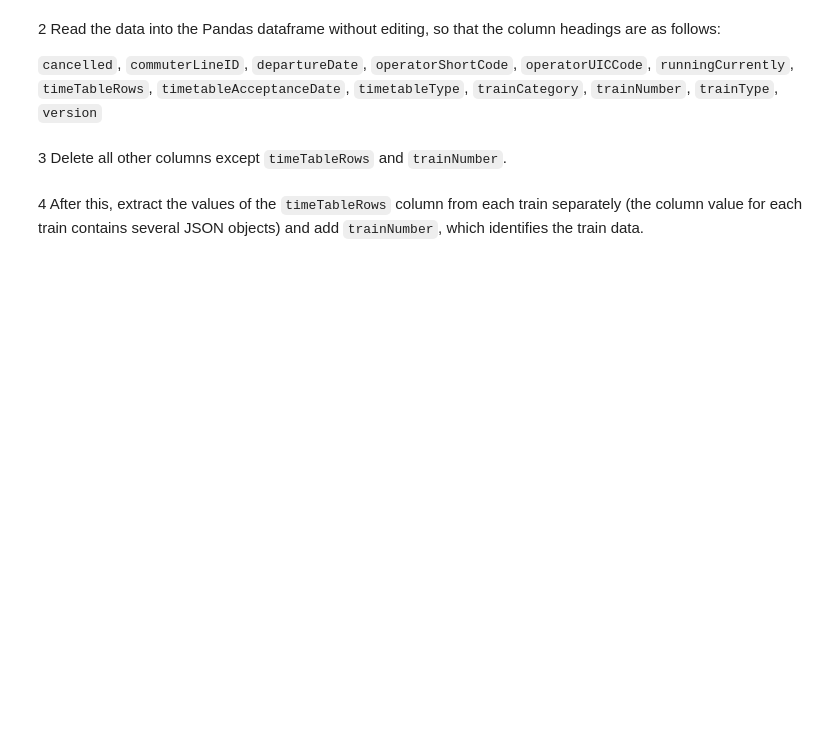
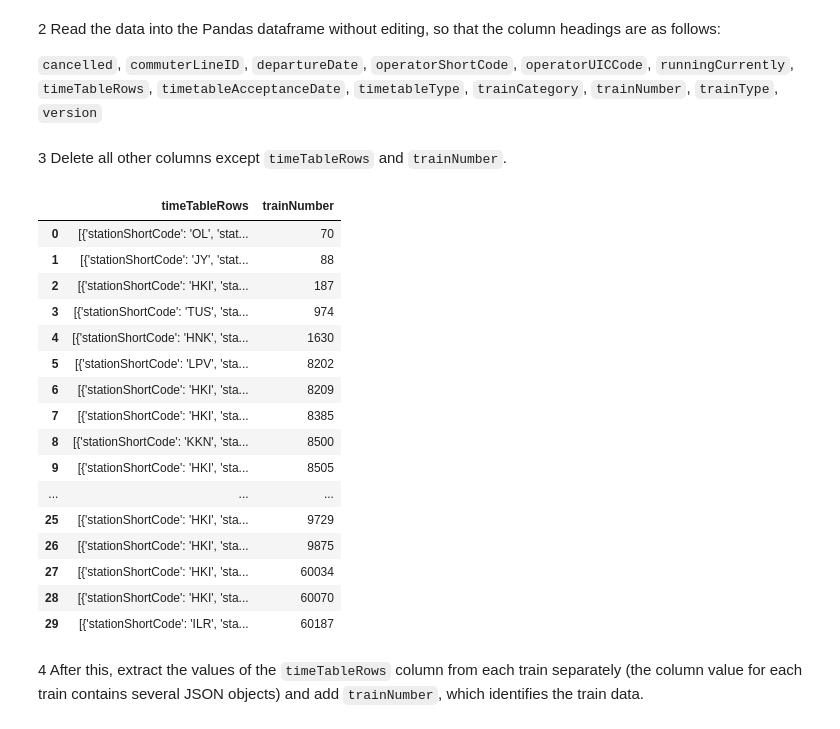
Before and after one commit to jaka-aurora/Data-preprocessing-exercises, a Jupyter notebook: exercises/Exercise_7_Final.ipynb, the cells around one changed output. Saved outputs shown, nothing was run; the diff lists cells and outputs as text; code cells hidden in the pictures; blank space fills up the shorter version.

```diff
--- a/exercises/Exercise_7_Final.ipynb
+++ b/exercises/Exercise_7_Final.ipynb
@@ -13,0 +12,16 @@ This final exercise combines different parts from the previous exercises.
+# %%
+import requests
+import pandas as pd
+import sqlite3
+import re
+url = "https://rata.digitraffic.fi/api/v1/live-trains"
+params = {
+    "station": "HKI",
+    "arrived_trains": 10,
+    "departed_trains": 10,
+    "include_nonstopping": False
+}
+response = requests.get(url, params=params)
+data = response.json()
+
+data
@@ -36 +82,22 @@ This final exercise combines different parts from the previous exercises.
+# %%
+df = df[["timeTableRows", "trainNumber"]]
+df
+# %% [output]
+|  | timeTableRows | trainNumber |
+| 0 | [{'stationShortCode': 'OL', 'stat... | 70 |
+| 1 | [{'stationShortCode': 'JY', 'stat... | 88 |
+| 2 | [{'stationShortCode': 'HKI', 'sta... | 187 |
+| 3 | [{'stationShortCode': 'TUS', 'sta... | 974 |
+| 4 | [{'stationShortCode': 'HNK', 'sta... | 1630 |
+| 5 | [{'stationShortCode': 'LPV', 'sta... | 8202 |
+| 6 | [{'stationShortCode': 'HKI', 'sta... | 8209 |
+| 7 | [{'stationShortCode': 'HKI', 'sta... | 8385 |
+| 8 | [{'stationShortCode': 'KKN', 'sta... | 8500 |
+| 9 | [{'stationShortCode': 'HKI', 'sta... | 8505 |
+| ... | ... | ... |
+| 25 | [{'stationShortCode': 'HKI', 'sta... | 9729 |
+| 26 | [{'stationShortCode': 'HKI', 'sta... | 9875 |
+| 27 | [{'stationShortCode': 'HKI', 'sta... | 60034 |
+| 28 | [{'stationShortCode': 'HKI', 'sta... | 60070 |
+| 29 | [{'stationShortCode': 'ILR', 'sta... | 60187 |
 # %% [markdown]
```
Also changed, not shown: parts of 15 cells of this notebook, 9 other files.
